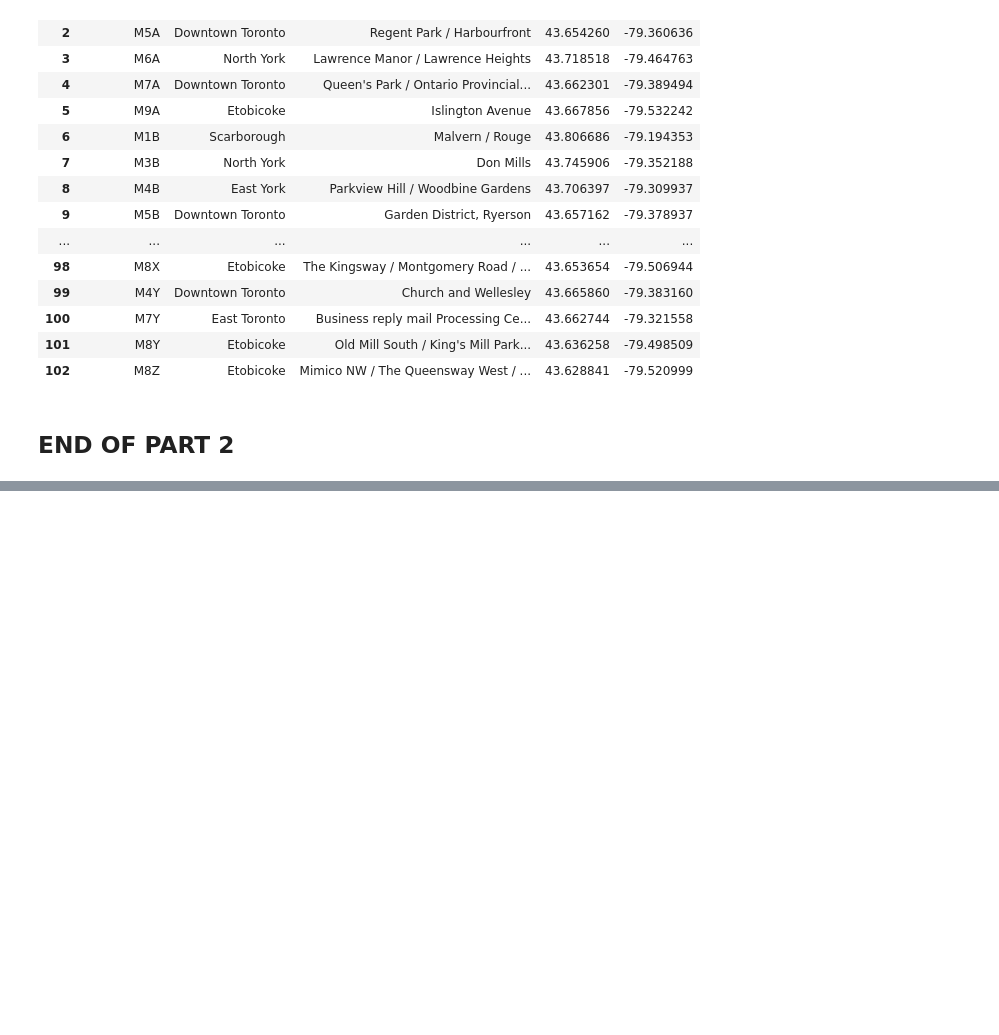
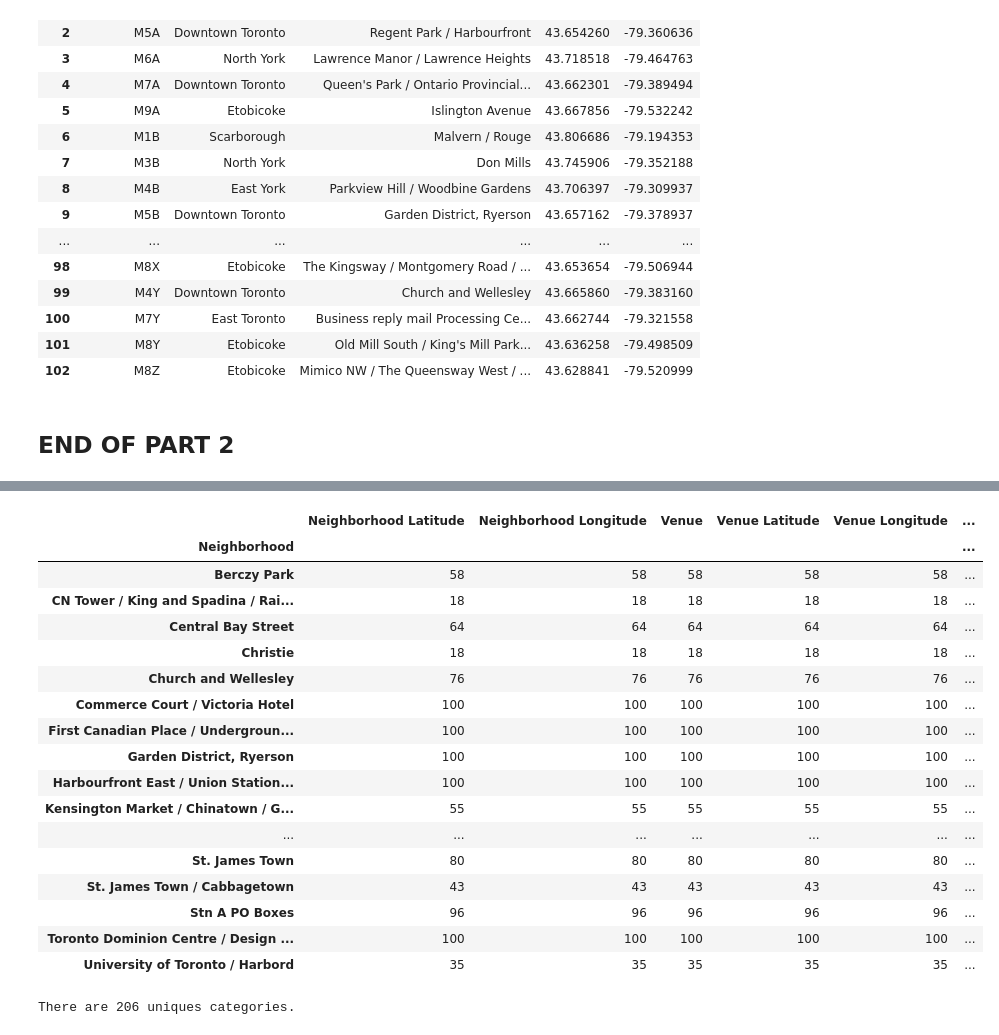
Before and after one commit to claudionanni/Coursera_Capstone, a Jupyter notebook: DP0701EN-3-3-3-Assignment-Week3-Toronto.ipynb, the cells around one changed output, grey strips where cells are left out. Saved outputs shown, nothing was run; the diff lists cells and outputs as text; code cells hidden in the pictures; blank space fills up the shorter version.

```diff
--- a/DP0701EN-3-3-3-Assignment-Week3-Toronto.ipynb
+++ b/DP0701EN-3-3-3-Assignment-Week3-Toronto.ipynb
@@ -138,0 +272,12 @@ toronto
+# %%
+# function that extracts the category of the venue
+def get_category_type(row):
+    try:
+        categories_list = row['categories']
+    except:
+        categories_list = row['venue.categories']
+
+    if len(categories_list) == 0:
+        return None
+    else:
+        return categories_list[0]['name']
@@ -138,0 +391,25 @@ toronto
+# %%
+downtown_toronto_venues.groupby('Neighborhood').count()
+# %% [output]
+|  | Neighborhood Latitude | Neighborhood Longitude | Venue | Venue Latitude | Venue Longitude | ... |
+| Neighborhood |  |  |  |  |  | ... |
+| Berczy Park | 58 | 58 | 58 | 58 | 58 | ... |
+| CN Tower / King and Spadina / Rai... | 18 | 18 | 18 | 18 | 18 | ... |
+| Central Bay Street | 64 | 64 | 64 | 64 | 64 | ... |
+| Christie | 18 | 18 | 18 | 18 | 18 | ... |
+| Church and Wellesley | 76 | 76 | 76 | 76 | 76 | ... |
+| Commerce Court / Victoria Hotel | 100 | 100 | 100 | 100 | 100 | ... |
+| First Canadian Place / Undergroun... | 100 | 100 | 100 | 100 | 100 | ... |
+| Garden District, Ryerson | 100 | 100 | 100 | 100 | 100 | ... |
+| Harbourfront East / Union Station... | 100 | 100 | 100 | 100 | 100 | ... |
+| Kensington Market / Chinatown / G... | 55 | 55 | 55 | 55 | 55 | ... |
+| ... | ... | ... | ... | ... | ... | ... |
+| St. James Town | 80 | 80 | 80 | 80 | 80 | ... |
+| St. James Town / Cabbagetown | 43 | 43 | 43 | 43 | 43 | ... |
+| Stn A PO Boxes | 96 | 96 | 96 | 96 | 96 | ... |
+| Toronto Dominion Centre / Design ... | 100 | 100 | 100 | 100 | 100 | ... |
+| University of Toronto / Harbord | 35 | 35 | 35 | 35 | 35 | ... |
+# %%
+print('There are {} uniques categories.'.format(len(downtown_toronto_venues['Venue Category'].unique())))
+# %% [output]
+There are 206 uniques categories.
```
Also changed, not shown: parts of 32 cells of this notebook.
